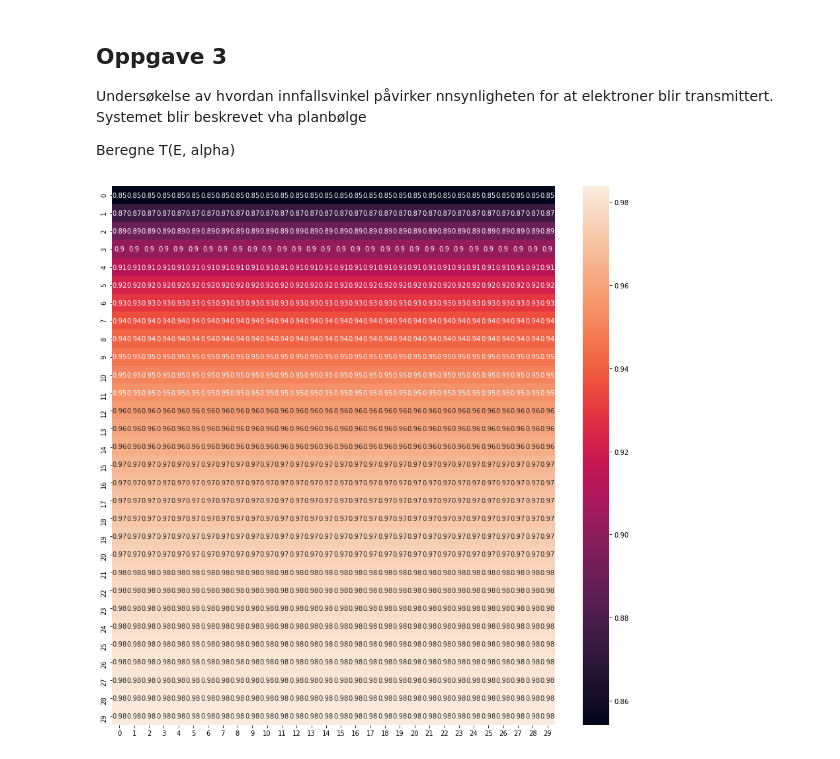
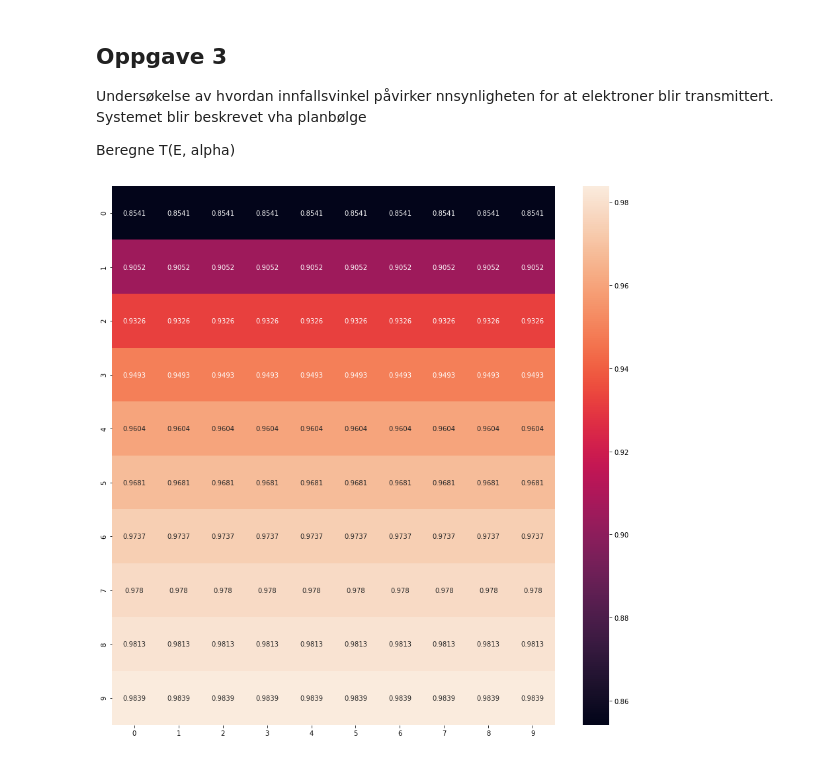
Before and after one commit to astridmo/Fys245-Quantum-physics, a Jupyter notebook: oblig/ObligFys245.ipynb, the cells around one changed output. Drawn from its saved outputs; the diff is of its cells as text; code cells hidden in the pictures.

Commit message:
Add annot heatmap

```diff
--- a/oblig/ObligFys245.ipynb
+++ b/oblig/ObligFys245.ipynb
@@ -184,8 +184,8 @@ Systemet blir beskrevet vha planbølge
 Beregne T(E, alpha)
 # %%
 V0 = 0.16  # [eV]
-E = np.linspace(0.2, 0.4, 30)  # eV
-alpha = np.linspace(0, 20, 30)  # degrees
+E = np.linspace(0.2, 0.4, 10)  # eV
+alpha = np.linspace(0, 20, 10)  # degrees
 
 
 #E = 0.2
@@ -225,32 +225,32 @@ def T(E, V0, alpha):
 
         T[i] = 4 * k * k0 / (k + k0) ** 2
 
     return T
 
 def R(E, alpha):
     """
     Funksjon for å beregne refleksjonskoeffisienten avhengig av energien og
     og innfallsvinkelen til planbølgen. Vil være i intervallet [0,1]
 
     Inputs
     ------
     E - float
         Energi til planbølgen
     alpha - float
         Innfallsvinkel til planbølgen
 
     Returns
     -------
     float
         Refleksjonskoeffisienten til planbølgen
     """
     pass
 
 
 T_values = T(E, V0, alpha)
 
 fig, ax = plt.subplots(figsize=(15,15))
-sns.heatmap(data=T_values, annot=True)
+sns.heatmap(data=T_values, annot=True, fmt='.4g')
 plt.show()
 # %% [output]
-[figure, old version]
+[figure, new version]
```
